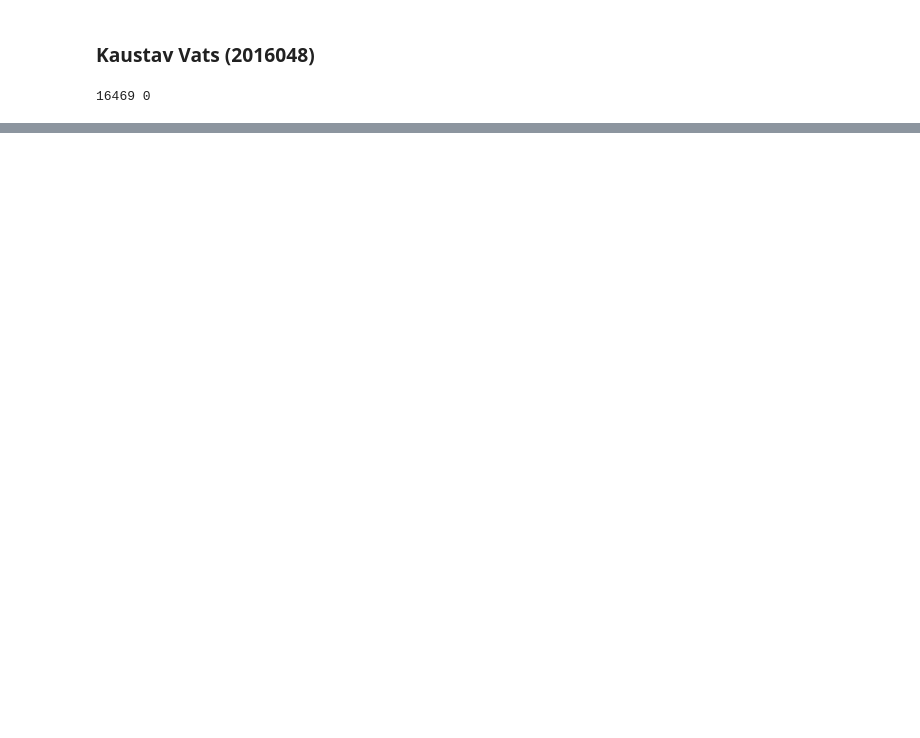
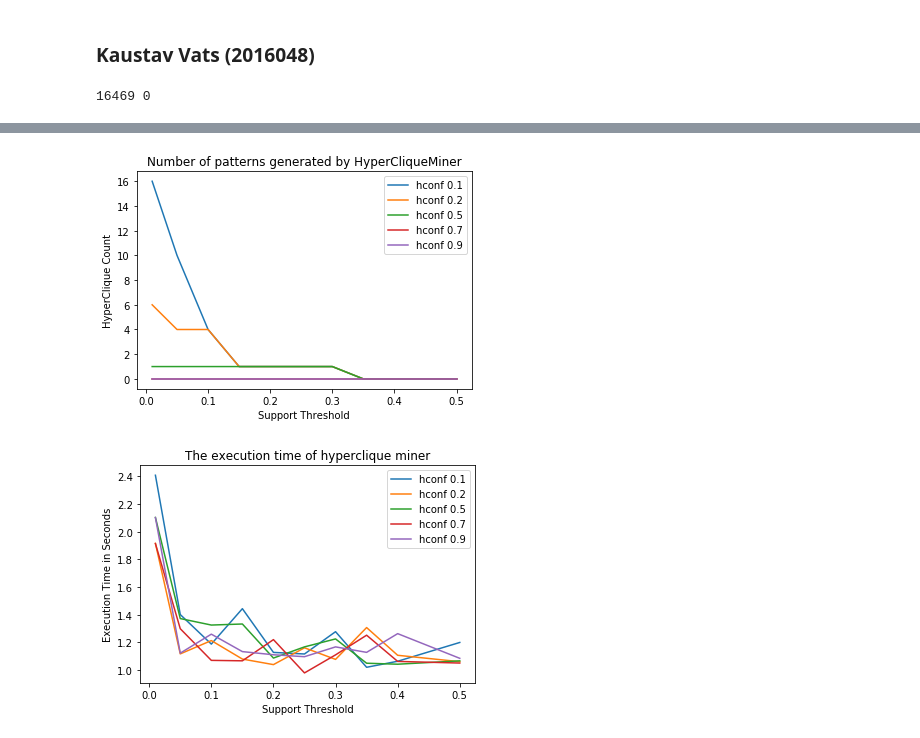
Before and after one commit to Kvatsx/Data-Mining-Assignments, a Jupyter notebook: Assignment-3/Kaustav_2016048_A3.ipynb, the cells around one changed output, grey strips where cells are left out. Drawn from its saved outputs; the diff is of its cells as text; code cells hidden in the pictures; blank space fills up the shorter version.

```diff
--- a/Assignment-3/Kaustav_2016048_A3.ipynb
+++ b/Assignment-3/Kaustav_2016048_A3.ipynb
@@ -133,5 +157,5 @@ print(MaxEl, MinEl)
 # %%
-MinSupList = [0.01, 0.05, 0.1, 0.2, 0.3, 0.4, 0.5]
+MinSupList = [0.01, 0.05, 0.1, 0.15, 0.2, 0.25, 0.3, 0.35, 0.4, 0.5]
 MinHcList = [0.1, 0.2, 0.5, 0.7, 0.9]
 Results = []
 Times = []
@@ -140,7 +164,7 @@ for min_hc in tqdm(MinHcList):
     temp_time = []
     for min_supp in MinSupList:
         start_time = time.time()
-        Result = HyperCliqueAlgo()
+        Result = HyperCliqueAlgo(Data)
         temp_time.append(time.time()-start_time)
         temp.append(len(Result))
     Results.append(temp)
@@ -152,23 +178,35 @@ print(Times)
 # %%
 def HyperCliqueCountGraphs():
     plt.figure()
     for i in range(len(Results)):
         plt.plot(MinSupList, Results[i], label="hconf {}".format(str(MinHcList[i])))
     plt.title('Number of patterns generated by HyperCliqueMiner')
     plt.ylabel('HyperClique Count')
     plt.xlabel('Support Threshold')
     plt.legend()
     plt.show()
 
 def HyperCliqueTimeGraph():
     plt.figure()
     for i in range(len(Results)):
         plt.plot(MinSupList, Times[i], label="hconf {}".format(str(MinHcList[i])))
     plt.title('The execution time of hyperclique miner')
     plt.ylabel('Execution Time in Seconds')
     plt.xlabel('Support Threshold')
     plt.legend()
     plt.show()
 
+def DataSizeTime(Time, Size):
+    plt.figure()
+    plt.plot(Size, Time, label="hconf {} | min_supp {}".format(str(min_hc), str(min_supp)))
+    plt.title('Effect of execution of algorithm on no of transactions')
+    plt.ylabel('Execution Time in Seconds')
+    plt.xlabel('Considering x% of Transactions in data')
+    plt.legend()
+    plt.show()
+
 HyperCliqueCountGraphs()
 HyperCliqueTimeGraph()
+# %% [output]
+[figure, added]
+[figure, added]
```
Also changed, not shown: parts of 5 cells of this notebook, 2 other files.
